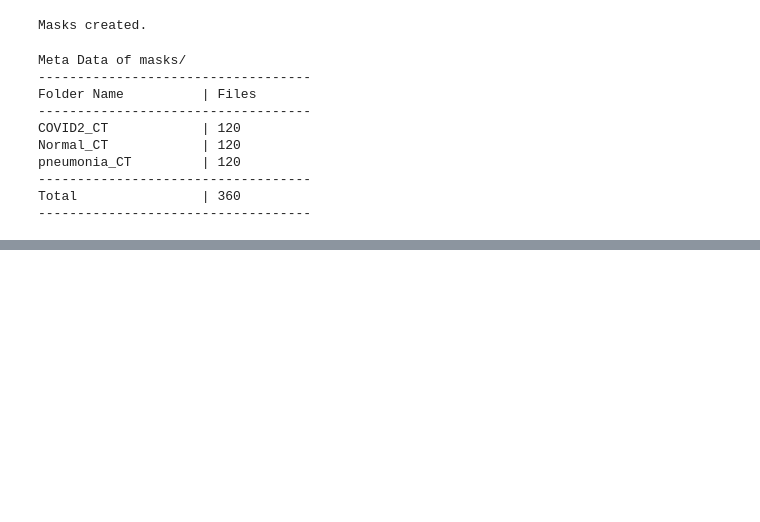
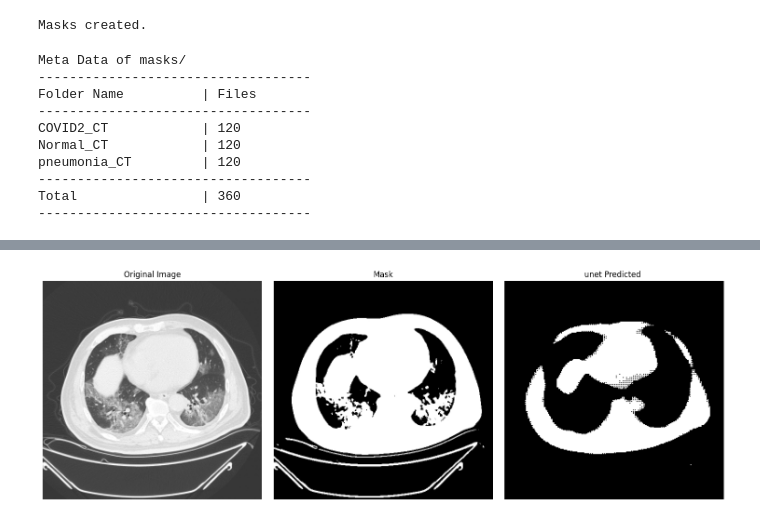
Before and after one commit to ragu8/demo, a Jupyter notebook: yogi.ipynb, the cells around one changed output, grey strips where cells are left out. Cells and saved outputs as stored; diff of their text form; code cells hidden in the pictures; blank space fills up the shorter version.

```diff
--- a/yogi.ipynb
+++ b/yogi.ipynb
@@ -449 +456,33 @@ print("Training completed.")
 Training completed.
+# %%
+# Function to display the original image, true mask, and predicted mask
+def display_sample_prediction(X_val, y_val, model, index=0):
+    sample_image = X_val[index]
+    true_mask = y_val[index]
+
+    predicted_mask = model.predict(np.expand_dims(sample_image, axis=0))[0]
+
+    predicted_mask_binary = (predicted_mask > 0.85).astype(np.uint8)
+
+    plt.figure(figsize=(15, 5))
+
+    plt.subplot(1, 3, 1)
+    plt.imshow(sample_image)
+    plt.title('Original Image')
+    plt.axis('off')
+
+    plt.subplot(1, 3, 2)
+    plt.imshow(true_mask[:, :, 0], cmap='gray')
+    plt.title('Mask')
+    plt.axis('off')
+
+    plt.subplot(1, 3, 3)
+    plt.imshow(predicted_mask_binary[:, :, 0], cmap='gray')
+    plt.title('unet Predicted ')
+    plt.axis('off')
+
+    plt.tight_layout()
+    plt.show()
+
+display_sample_prediction(X_val, y_val, model, index=0)
+# %% [output]
@@ -449,0 +490 @@ Training completed.
+[figure, added]
```
Also changed, not shown: parts of 8 cells of this notebook.
